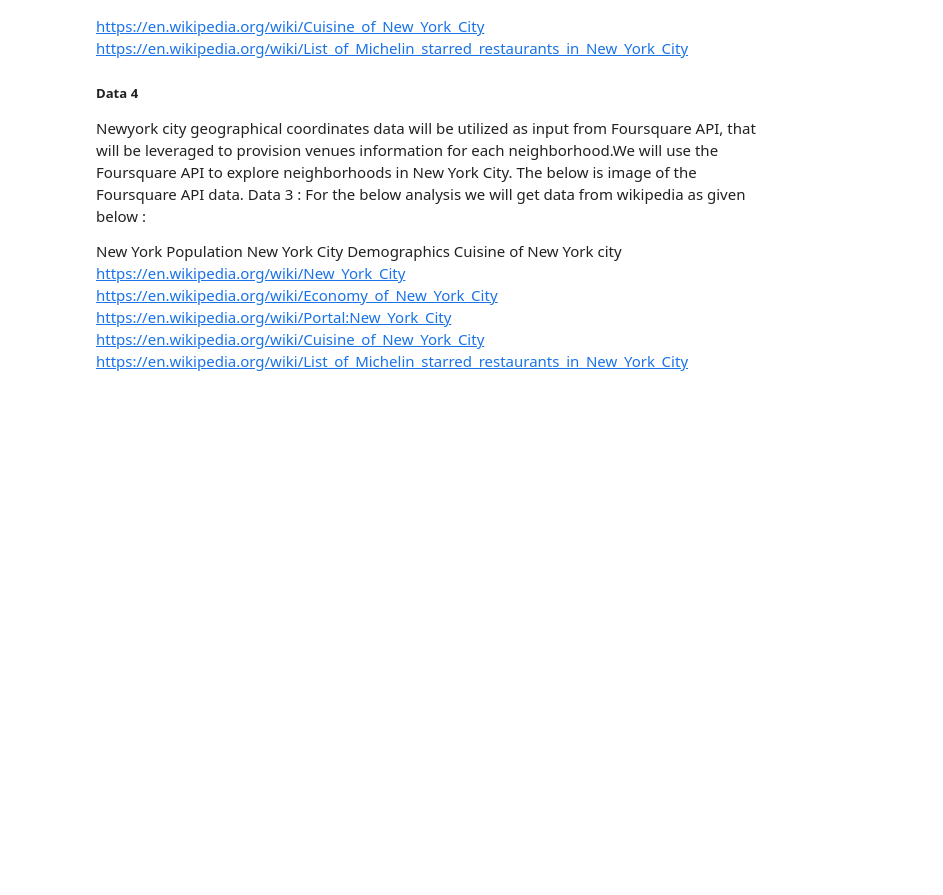
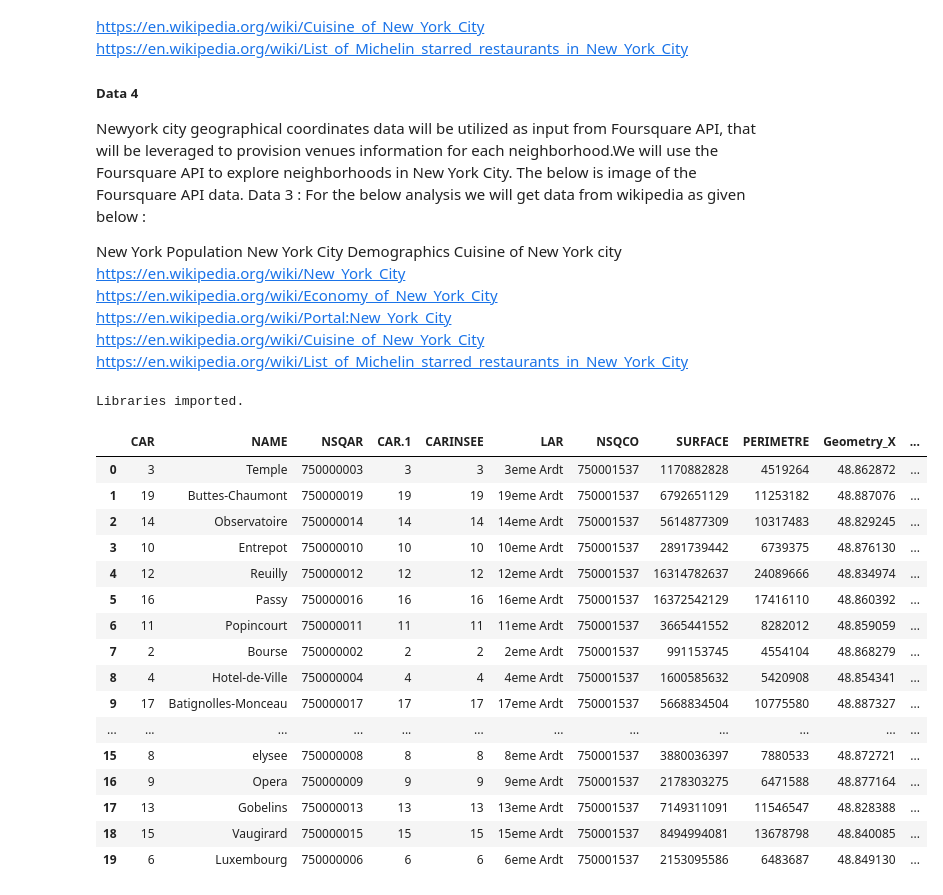
Before and after one commit to WilfredGP/Coursera_Capstone, a Jupyter notebook: Capstone Project - The Battle of Neighborhoods (Week 1).ipynb, the cells around one changed output. Cells and saved outputs as stored; diff of their text form; code cells hidden in the pictures; blank space fills up the shorter version.

Commit message:
Capstone

```diff
--- a/Capstone Project - The Battle of Neighborhoods (Week 1).ipynb
+++ b/Capstone Project - The Battle of Neighborhoods (Week 1).ipynb
@@ -74,3 +74,55 @@ https://en.wikipedia.org/wiki/Economy_of_New_York_City
 https://en.wikipedia.org/wiki/Portal:New_York_City
 https://en.wikipedia.org/wiki/Cuisine_of_New_York_City
 https://en.wikipedia.org/wiki/List_of_Michelin_starred_restaurants_in_New_York_City
+# %%
+# Import libraries
+import numpy as np # library to handle data in a vectorized manner
+import json # library to handle JSON files
+import pandas as pd
+
+from geopy.geocoders import Nominatim # convert an address into latitude and longitude values
+
+import requests # library to handle requests
+from pandas.io.json import json_normalize # tranform JSON file into a pandas dataframe
+
+# Matplotlib and associated plotting modules
+import matplotlib.pyplot as plt
+import matplotlib.cm as cm
+import matplotlib.colors as colors
+
+from bs4 import BeautifulSoup
+
+# Import k-means from clustering stage
+from sklearn.cluster import KMeans
+import folium # map rendering library
+
+print('Libraries imported.')
+# %% [output]
+Libraries imported.
+# %%
+# Download the dataset and read it into a pandas dataframe.
+
+# The Arrondissements dataset was downloaded from Paris|DATA:  https://opendata.paris.fr/explore/dataset/arrondissements/table/?dataChart
+# Then placed on the GitHub repo for the project.
+# https://raw.githubusercontent.com/AR-data-science/Coursera_Capstone/master/Arrondissements_.csv
+
+paris = pd.read_csv('https://raw.githubusercontent.com/AR-data-science/Coursera_Capstone/master/Arrondissements_.csv')
+paris
+# %% [output]
+|  | CAR | NAME | NSQAR | CAR.1 | CARINSEE | LAR | NSQCO | SURFACE | PERIMETRE | Geometry_X | ... |
+| 0 | 3 | Temple | 750000003 | 3 | 3 | 3eme Ardt | 750001537 | 1170882828 | 4519264 | 48.862872 | ... |
+| 1 | 19 | Buttes-Chaumont | 750000019 | 19 | 19 | 19eme Ardt | 750001537 | 6792651129 | 11253182 | 48.887076 | ... |
+| 2 | 14 | Observatoire | 750000014 | 14 | 14 | 14eme Ardt | 750001537 | 5614877309 | 10317483 | 48.829245 | ... |
+| 3 | 10 | Entrepot | 750000010 | 10 | 10 | 10eme Ardt | 750001537 | 2891739442 | 6739375 | 48.876130 | ... |
+| 4 | 12 | Reuilly | 750000012 | 12 | 12 | 12eme Ardt | 750001537 | 16314782637 | 24089666 | 48.834974 | ... |
+| 5 | 16 | Passy | 750000016 | 16 | 16 | 16eme Ardt | 750001537 | 16372542129 | 17416110 | 48.860392 | ... |
+| 6 | 11 | Popincourt | 750000011 | 11 | 11 | 11eme Ardt | 750001537 | 3665441552 | 8282012 | 48.859059 | ... |
+| 7 | 2 | Bourse | 750000002 | 2 | 2 | 2eme Ardt | 750001537 | 991153745 | 4554104 | 48.868279 | ... |
+| 8 | 4 | Hotel-de-Ville | 750000004 | 4 | 4 | 4eme Ardt | 750001537 | 1600585632 | 5420908 | 48.854341 | ... |
+| 9 | 17 | Batignolles-Monceau | 750000017 | 17 | 17 | 17eme Ardt | 750001537 | 5668834504 | 10775580 | 48.887327 | ... |
+| ... | ... | ... | ... | ... | ... | ... | ... | ... | ... | ... | ... |
+| 15 | 8 | elysee | 750000008 | 8 | 8 | 8eme Ardt | 750001537 | 3880036397 | 7880533 | 48.872721 | ... |
+| 16 | 9 | Opera | 750000009 | 9 | 9 | 9eme Ardt | 750001537 | 2178303275 | 6471588 | 48.877164 | ... |
+| 17 | 13 | Gobelins | 750000013 | 13 | 13 | 13eme Ardt | 750001537 | 7149311091 | 11546547 | 48.828388 | ... |
+| 18 | 15 | Vaugirard | 750000015 | 15 | 15 | 15eme Ardt | 750001537 | 8494994081 | 13678798 | 48.840085 | ... |
+| 19 | 6 | Luxembourg | 750000006 | 6 | 6 | 6eme Ardt | 750001537 | 2153095586 | 6483687 | 48.849130 | ... |
```
Also changed, not shown: parts of 30 cells of this notebook, 1 other file.
